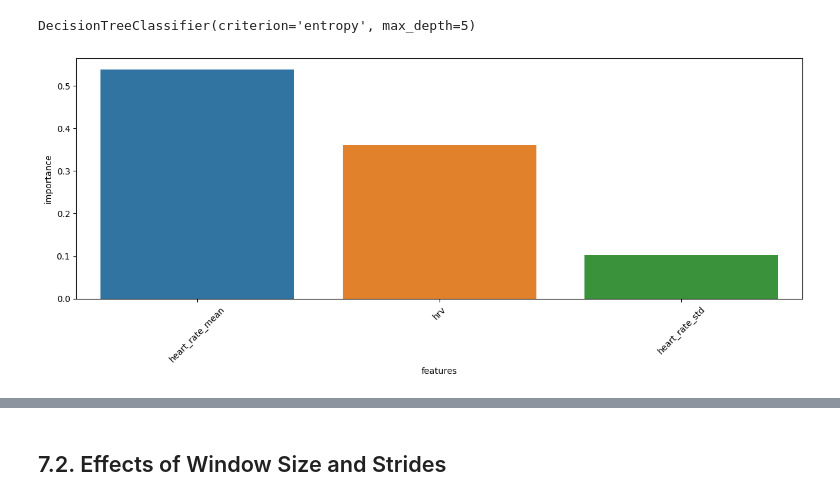
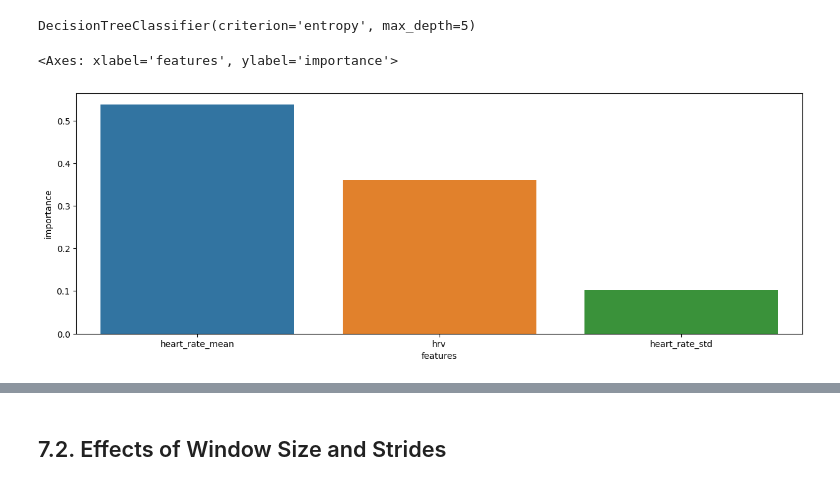
Before and after one commit to Socret360/ce888-data-science-and-decision-making, a Jupyter notebook: project/experiment.ipynb, the cells around one changed output, grey strips where cells are left out. Saved outputs shown, nothing was run; the diff lists cells and outputs as text; code cells hidden in the pictures.

```diff
--- a/project/experiment.ipynb
+++ b/project/experiment.ipynb
@@ -718,15 +786,14 @@ DecisionTreeClassifier(criterion='entropy', max_depth=5)
 # %%
 importances = pd.Series(clf.feature_importances_, index=X_train.columns.tolist())
 importances = importances.sort_values(ascending=False)
 importances = pd.DataFrame({
     "features": importances.index,
     "importance": importances.values
 })
 
 fig = plt.figure(figsize=(15, 5))
 
 sns.barplot(data=importances, x='features', y='importance')
-
-_ = plt.xticks(rotation=45)
 # %% [output]
+<Axes: xlabel='features', ylabel='importance'>
-[figure, old version]
+[figure, new version]
```
Also changed, not shown: parts of 19 cells of this notebook, 2 other files.
